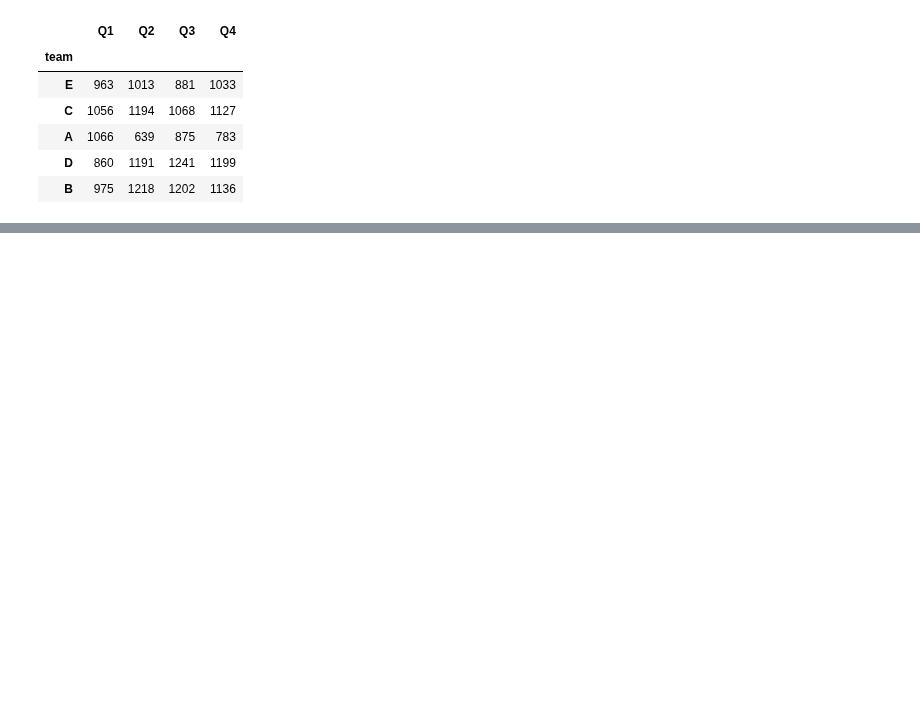
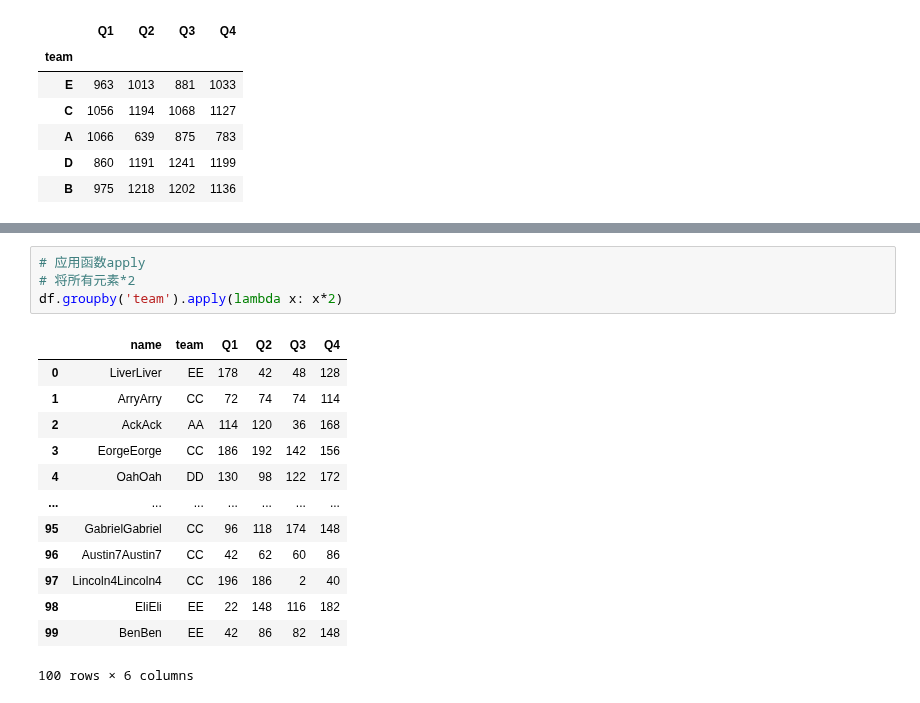
Before and after one commit to Yellow-BringtEast/python-study, a Jupyter notebook: pandas/chapter_six.ipynb, the cells around one changed output, grey strips where cells are left out. Saved outputs shown, nothing was run; the diff lists cells and outputs as text; blank space fills up the shorter version.

```diff
--- a/pandas/chapter_six.ipynb
+++ b/pandas/chapter_six.ipynb
@@ -60,0 +173,18 @@ df.groupby(pd.Grouper('team')).sum()
+# %%
+# 应用函数apply
+# 将所有元素*2
+df.groupby('team').apply(lambda x: x*2)
+# %% [output]
+|  | name | team | Q1 | Q2 | Q3 | Q4 |
+| 0 | LiverLiver | EE | 178 | 42 | 48 | 128 |
+| 1 | ArryArry | CC | 72 | 74 | 74 | 114 |
+| 2 | AckAck | AA | 114 | 120 | 36 | 168 |
+| 3 | EorgeEorge | CC | 186 | 192 | 142 | 156 |
+| 4 | OahOah | DD | 130 | 98 | 122 | 172 |
+| ... | ... | ... | ... | ... | ... | ... |
+| 95 | GabrielGabriel | CC | 96 | 118 | 174 | 148 |
+| 96 | Austin7Austin7 | CC | 42 | 62 | 60 | 86 |
+| 97 | Lincoln4Lincoln4 | CC | 196 | 186 | 2 | 40 |
+| 98 | EliEli | EE | 22 | 148 | 116 | 182 |
+| 99 | BenBen | EE | 42 | 86 | 82 | 148 |
+100 rows × 6 columns
```
Also changed, not shown: parts of 18 cells of this notebook.
